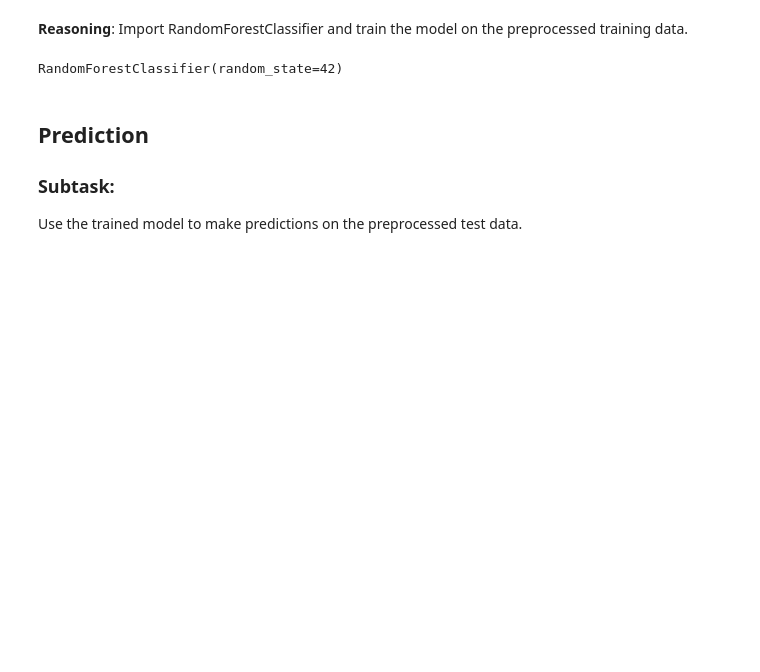
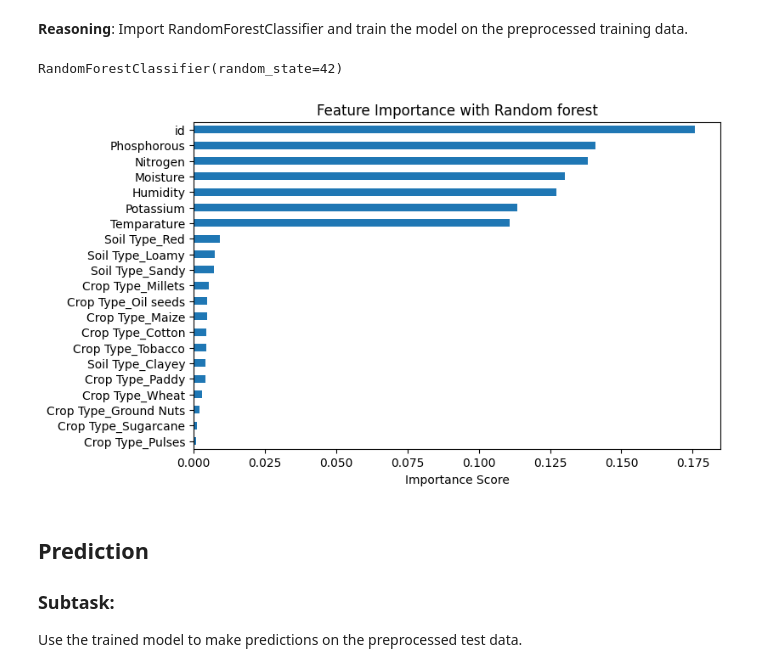
Before and after one commit to Abu-Taher01/Predicting-Optimal-Fertilizers, a Jupyter notebook: Predicting Optimal Fertilizers.ipynb, the cells around one changed output. Drawn from its saved outputs; the diff is of its cells as text; code cells hidden in the pictures; blank space fills up the shorter version.

```diff
--- a/Predicting Optimal Fertilizers.ipynb
+++ b/Predicting Optimal Fertilizers.ipynb
@@ -263,6 +263,15 @@ model = RandomForestClassifier(random_state=42)
 model.fit(X_train, y_train)
 # %% [output]
 RandomForestClassifier(random_state=42)
+# %%
+# Get feature importances
+importances = pd.Series(model.feature_importances_, index=X_train.columns)
+importances.sort_values(ascending=True).plot(kind='barh', figsize=(8, 5))
+plt.title("Feature Importance with Random forest")
+plt.xlabel("Importance Score")
+plt.show()
+# %% [output]
+[figure, added]
 # %% [markdown]
 ## Prediction
 
```
Also changed, not shown: parts of 4 cells of this notebook.
